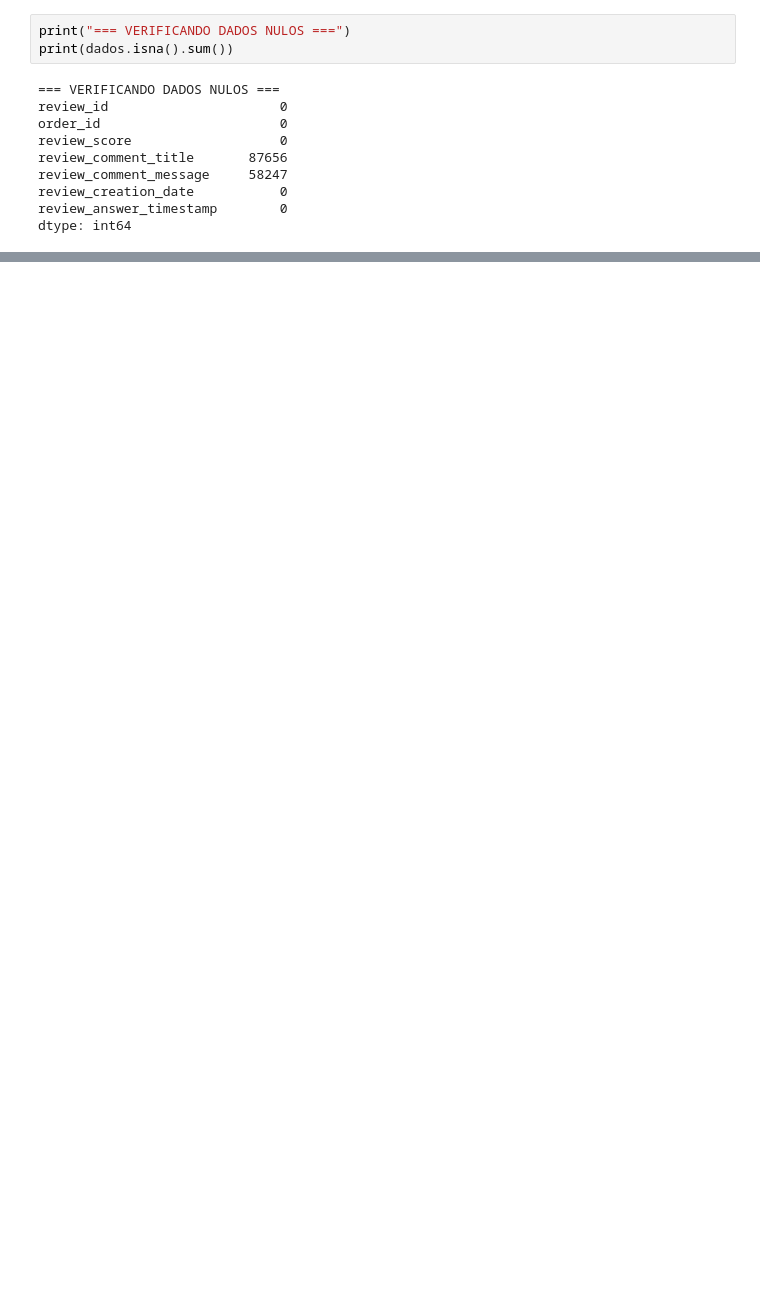
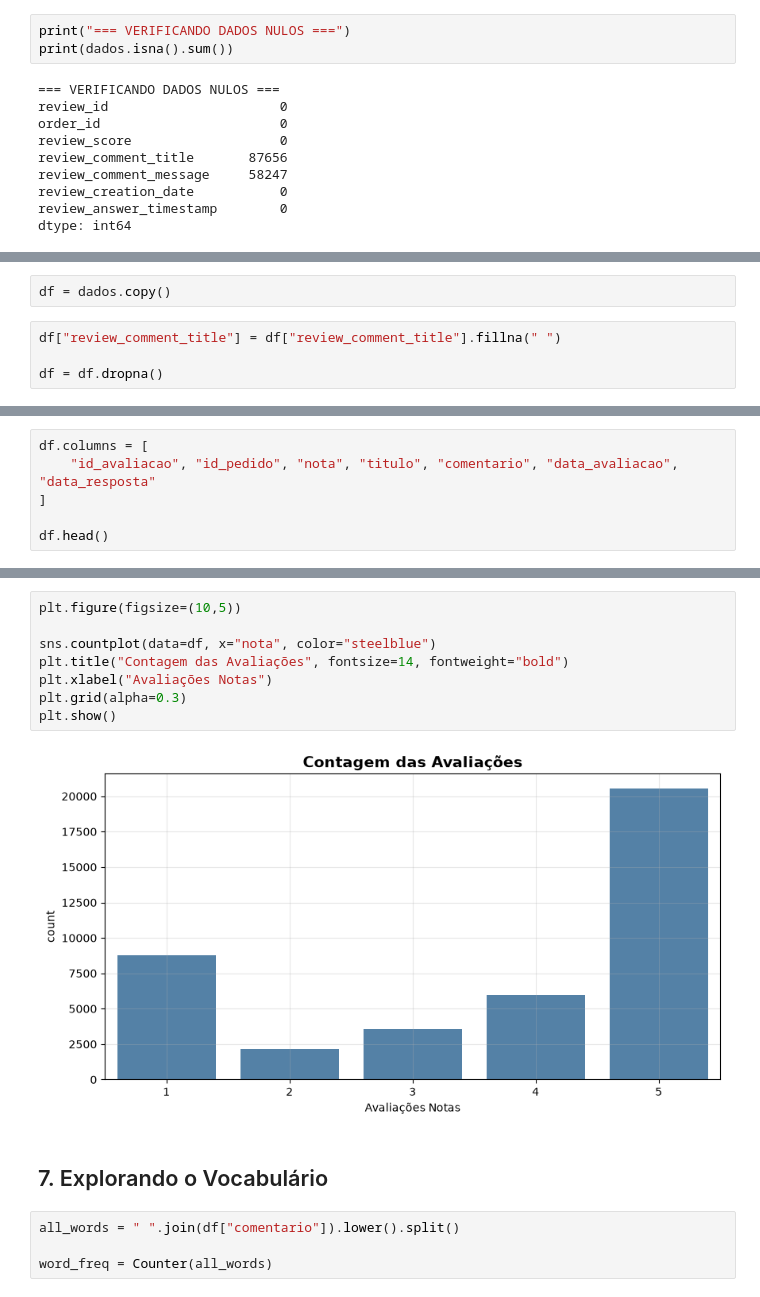
Before and after one commit to RenanTrevelim/olist-voice-of-customer-rag, a Jupyter notebook: notebook/01_preparacao_dados.ipynb, the cells around one changed output, grey strips where cells are left out. Cells and saved outputs as stored; diff of their text form; blank space fills up the shorter version.

```diff
--- a/notebook/01_preparacao_dados.ipynb
+++ b/notebook/01_preparacao_dados.ipynb
@@ -147,0 +99,6 @@ Dados Salvos Corretamente!!
+# %%
+df = dados.copy()
+# %%
+df["review_comment_title"] = df["review_comment_title"].fillna(" ")
+
+df = df.dropna()
@@ -147,0 +145,6 @@ Dados Salvos Corretamente!!
+# %%
+df.columns = [
+    "id_avaliacao", "id_pedido", "nota", "titulo", "comentario", "data_avaliacao", "data_resposta"
+]
+
+df.head()
@@ -147,0 +170,16 @@ Dados Salvos Corretamente!!
+# %%
+plt.figure(figsize=(10,5))
+
+sns.countplot(data=df, x="nota", color="steelblue")
+plt.title("Contagem das Avaliações", fontsize=14, fontweight="bold")
+plt.xlabel("Avaliações Notas")
+plt.grid(alpha=0.3)
+plt.show()
+# %% [output]
+[figure, added]
+# %% [markdown]
+## 7. Explorando o Vocabulário
+# %%
+all_words = " ".join(df["comentario"]).lower().split()
+
+word_freq = Counter(all_words)
```
Also changed, not shown: parts of 40 cells of this notebook, 4 other files.
